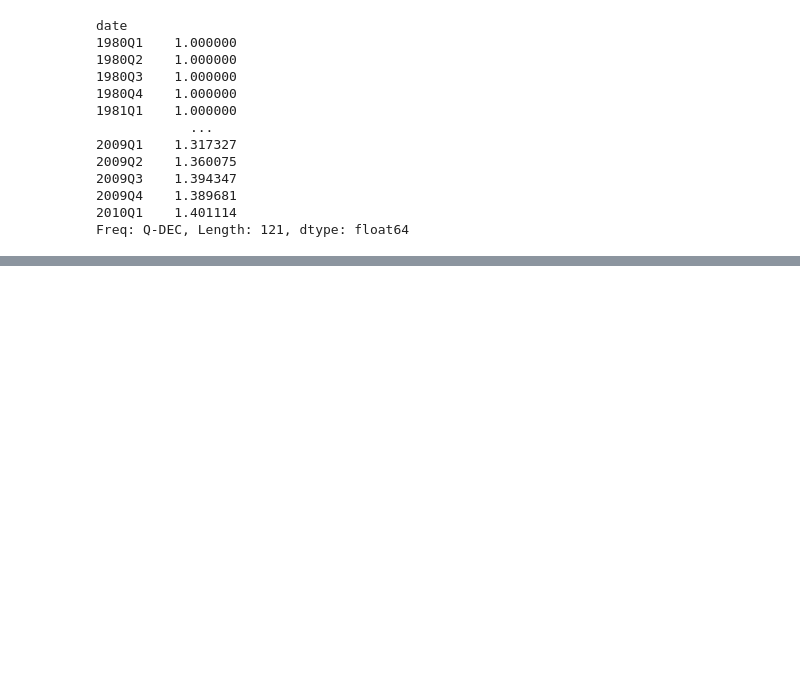
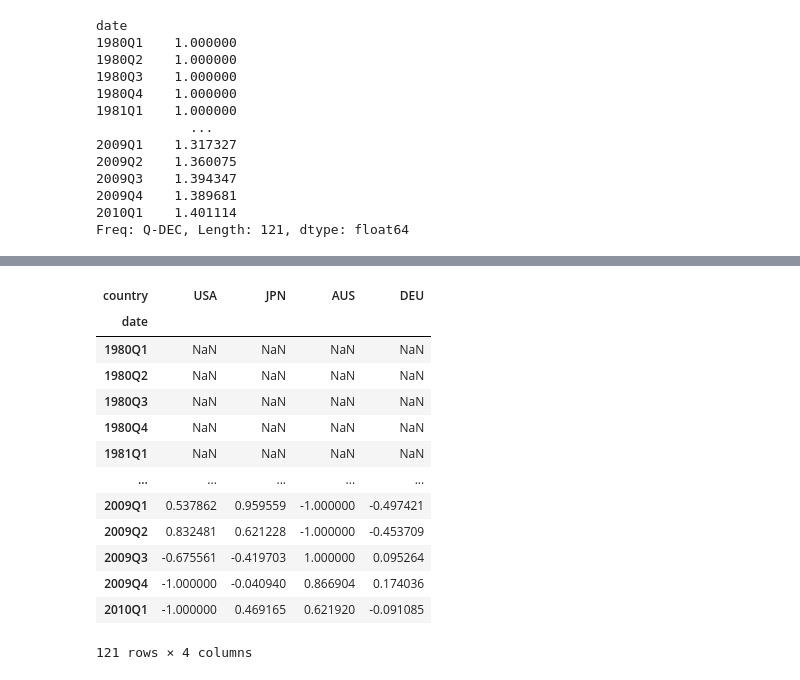
Before and after one commit to Mike-Huntress/Internship2020, a Jupyter notebook: globalbonds/notebooks/inflation.ipynb, the cells around one changed output, grey strips where cells are left out. Saved outputs shown, nothing was run; the diff lists cells and outputs as text; code cells hidden in the pictures; blank space fills up the shorter version.

```diff
--- a/globalbonds/notebooks/inflation.ipynb
+++ b/globalbonds/notebooks/inflation.ipynb
@@ -504,0 +550,17 @@ Freq: Q-DEC, Length: 121, dtype: float64
+# %%
+m2_sig
+# %% [output]
+| country | USA | JPN | AUS | DEU |
+| date |  |  |  |  |
+| 1980Q1 | NaN | NaN | NaN | NaN |
+| 1980Q2 | NaN | NaN | NaN | NaN |
+| 1980Q3 | NaN | NaN | NaN | NaN |
+| 1980Q4 | NaN | NaN | NaN | NaN |
+| 1981Q1 | NaN | NaN | NaN | NaN |
+| ... | ... | ... | ... | ... |
+| 2009Q1 | 0.537862 | 0.959559 | -1.000000 | -0.497421 |
+| 2009Q2 | 0.832481 | 0.621228 | -1.000000 | -0.453709 |
+| 2009Q3 | -0.675561 | -0.419703 | 1.000000 | 0.095264 |
+| 2009Q4 | -1.000000 | -0.040940 | 0.866904 | 0.174036 |
+| 2010Q1 | -1.000000 | 0.469165 | 0.621920 | -0.091085 |
+121 rows × 4 columns
```
Also changed, not shown: parts of 5 cells of this notebook, 1 other file.
